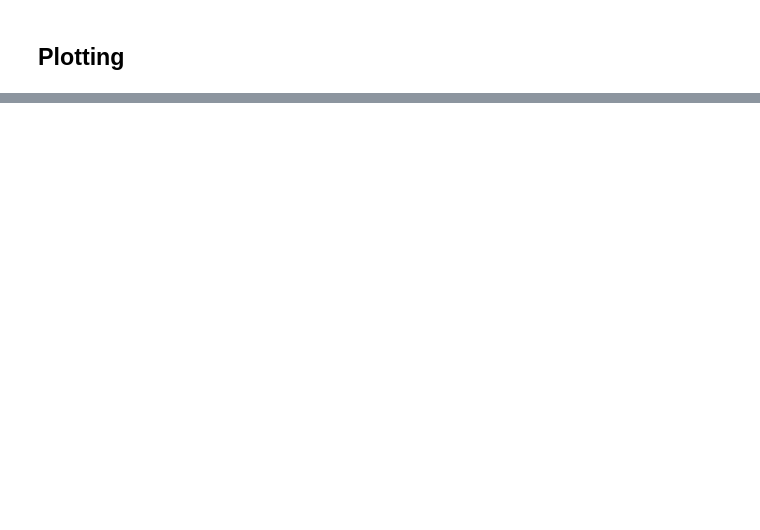
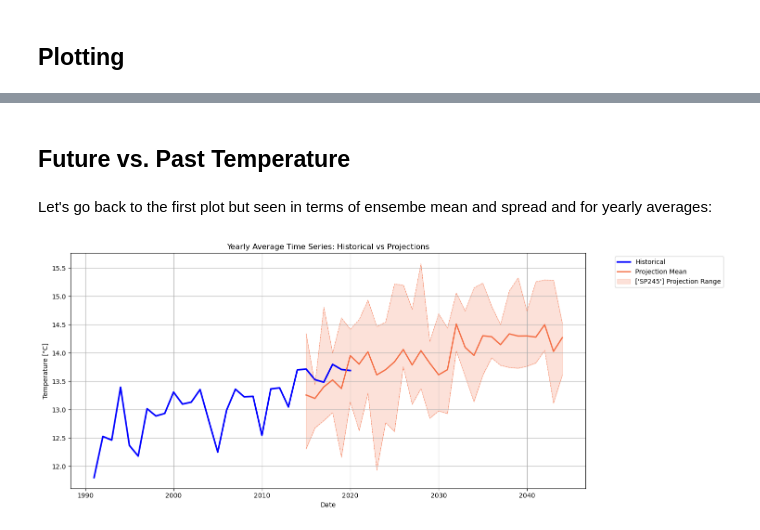
Before and after one commit to ecmwf-training/2025-entsoe-training, a Jupyter notebook: _build/html/_sources/climate-change-impacts.ipynb, the cells around one changed output, grey strips where cells are left out. Cells and saved outputs as stored; diff of their text form; code cells hidden in the pictures; blank space fills up the shorter version.

```diff
--- a/_build/html/_sources/climate-change-impacts.ipynb
+++ b/_build/html/_sources/climate-change-impacts.ipynb
@@ -1090,0 +494,46 @@ print(summary_table.to_string(index=False))
+# %% [markdown]
+## Future vs. Past Temperature
+# %% [markdown]
+Let's go back to the first plot but seen in terms of ensembe mean and spread and for yearly averages:
+# %%
+# Resample yearly and average
+hist_yearly = df_hist.resample("YS").mean()
+proj_yearly = df_proj.resample("YS").mean()
+
+# Calculate the average, min, and max across all projection columns for 2015
+proj_mean_y = proj_yearly.mean(axis=1)
+proj_min_y = proj_yearly.min(axis=1)
+proj_max_y = proj_yearly.max(axis=1)
+
+# Plotting
+plt.figure(figsize=(15, 6))
+
+# SSP color
+ssp_color = '#f46d43'
+
+# 1. Plot historical data (thick blue line)
+plt.plot(hist_yearly.index, hist_yearly, label="Historical", color="blue", linewidth=2.5)
+
+# 2. Plot mean of projections (thick red line)
+plt.plot(proj_mean_y.index, proj_mean_y, label="Projection Mean", color=ssp_color, linewidth=2)
+
+# 3. Fill between min and max (shaded red envelope)
+p_label = f"{p_scenarios} Projection Range"
+plt.fill_between(
+    proj_yearly.index, proj_min_y, proj_max_y, color=ssp_color, alpha=0.2, label=p_label
+)
+
+# 4. Outline the min and max envelope (thin red dashed lines)
+plt.plot(proj_yearly.index, proj_min_y, color=ssp_color, linewidth=0.8, linestyle="--", alpha=0.6)
+plt.plot(proj_yearly.index, proj_max_y, color=ssp_color, linewidth=0.8, linestyle="--", alpha=0.6)
+
+# Final formatting
+plt.title("Yearly Average Time Series: Historical vs Projections")
+plt.xlabel("Date")
+plt.ylabel(f"Temperature [{units}]")
+plt.grid(True)
+plt.legend(bbox_to_anchor=(1.05, 1), loc="upper left")
+plt.tight_layout()
+plt.show()
+# %% [output]
+[figure, added]
```
Also changed, not shown: parts of 135 cells of this notebook, 21 other files.
